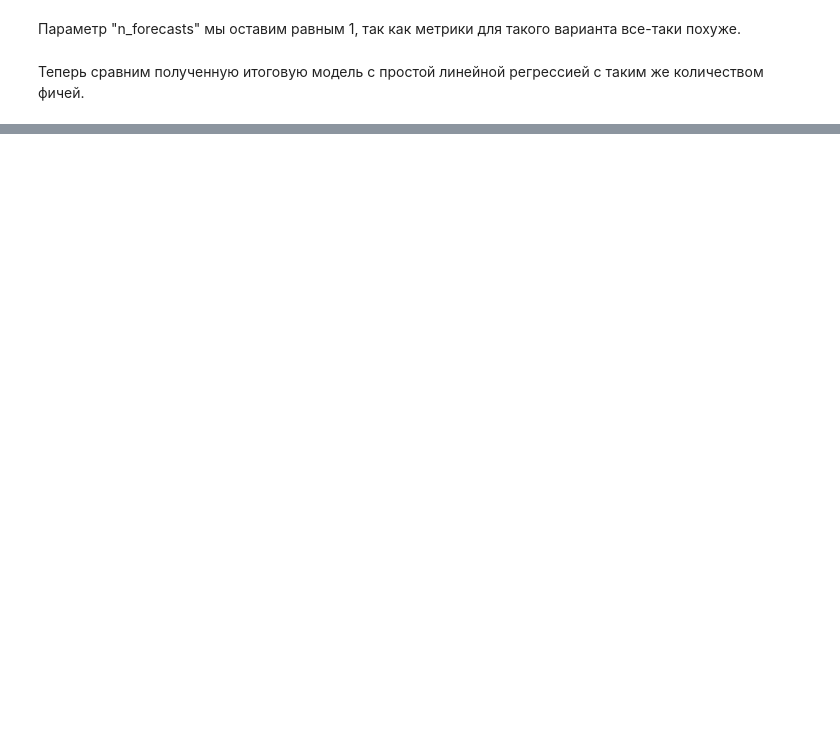
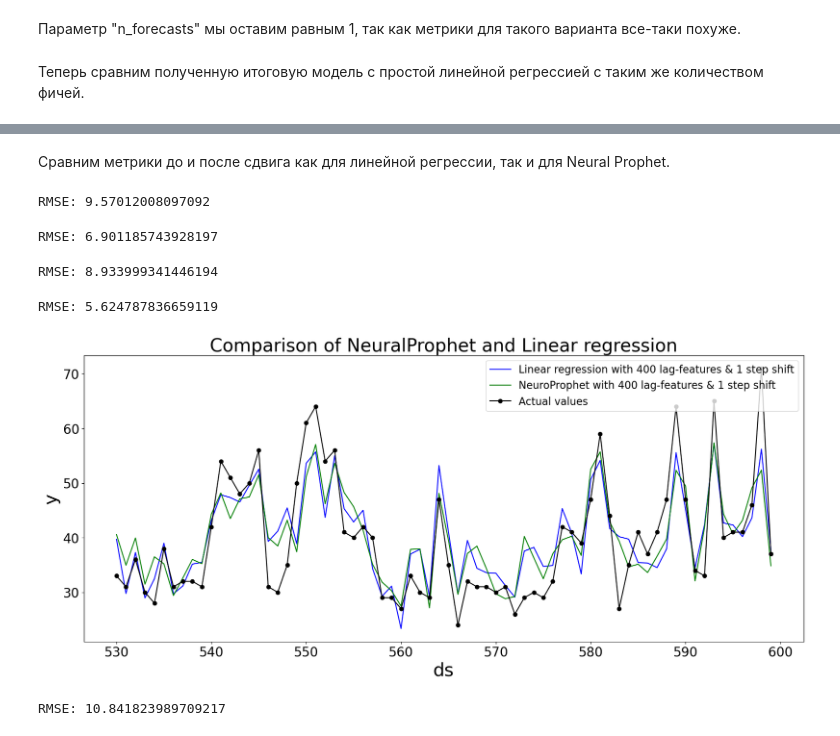
Before and after one commit to AlexandraNasonova/air_pollution_predict, a Jupyter notebook: airpollpredictor2/DL_experiments.ipynb, the cells around one changed output, grey strips where cells are left out. Saved outputs shown, nothing was run; the diff lists cells and outputs as text; code cells hidden in the pictures; blank space fills up the shorter version.

```diff
--- a/airpollpredictor2/DL_experiments.ipynb
+++ b/airpollpredictor2/DL_experiments.ipynb
@@ -529,0 +438,57 @@ plt.show()
+# %% [markdown]
+Cравним метрики до и после сдвига как для линейной регрессии, так и для Neural Prophet.
+# %%
+nprophet_original = experiments_dict["experiment six"]["yhat1"][400:].copy()
+nprophet_original_mean = round(nprophet_original.mean(), 1)
+nprophet_original = list(nprophet_original)
+print('RMSE:', np.sqrt(MSE(y_test400[400:], nprophet_original)))
+# %% [output]
+RMSE: 9.57012008097092
+# %%
+nprophet_shifted = experiments_dict["experiment six"]["yhat1"][399:].copy()
+nprophet_mean = round(nprophet_shifted.mean(), 1)
+nprophet_shifted = list(nprophet_shifted[1:])
+nprophet_shifted.append(nprophet_mean)
+print('RMSE:', np.sqrt(MSE(y_test400[399:], nprophet_shifted)))
+# %% [output]
+RMSE: 6.901185743928197
+# %%
+linreg_original = pd.Series(pred_test400)[400:].copy()
+linreg_original_mean = round(linreg_original.mean(), 1)
+linreg_original = list(linreg_original)
+print('RMSE:', np.sqrt(MSE(y_test400[400:], linreg_original)))
+# %% [output]
+RMSE: 8.933999341446194
+# %%
+linreg_shifted = pd.Series(pred_test400)[399:].copy()
+linreg_mean = round(linreg_shifted.mean(), 1)
+linreg_shifted = list(linreg_shifted[1:])
+linreg_shifted.append(linreg_mean)
+print('RMSE:', np.sqrt(MSE(y_test400[399:], linreg_shifted)))
+# %% [output]
+RMSE: 5.624787836659119
+# %%
+linreg_graph_data = pred_test400[1:].copy()
+linreg_graph_data = list(linreg_graph_data)
+linreg_graph_data.append(linreg_mean)
+nprophet_graph_data = experiments_dict["experiment six"]['yhat1'][1:].copy()
+nprophet_graph_data = list(nprophet_graph_data)
+nprophet_graph_data.append(nprophet_mean)
+fig, ax = plt.subplots(figsize=(20, 8))
+ax.plot(pd.Series(linreg_graph_data)[530:600], '-r', color='blue', label="Linear regression with 400 lag-features & 1 step shift")
+ax.plot(pd.Series(nprophet_graph_data)[530:600], '-r', color='green', label="NeuroProphet with 400 lag-features & 1 step shift")
+ax.plot(experiments_dict["experiment six"]["y"][530:600], '-o', color='black', label="Actual values")
+ax.legend(loc='upper right', fontsize=16)
+ax.tick_params(axis='both', which='major', labelsize=20)
+ax.set_xlabel("ds", fontsize=28)
+ax.set_ylabel("y", fontsize=28)
+ax.set_title("Comparison of NeuralProphet and Linear regression", fontsize=28)
+plt.show()
+# %% [output]
+[figure, added]
+# %%
+### Mean baseline metrics
+mean_baseline1 = [y_train400.mean()]*len(y_test400)
+print('RMSE:', np.sqrt(MSE(y_test400, mean_baseline1)))
+# %% [output]
+RMSE: 10.841823989709217
```
Also changed, not shown: parts of 25 cells of this notebook.
